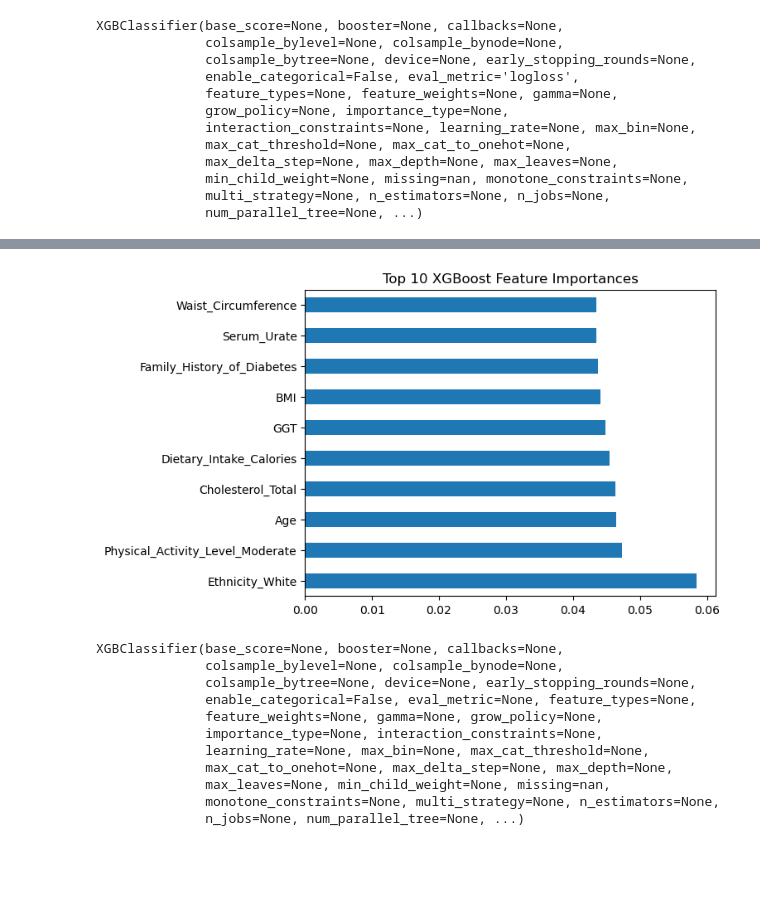
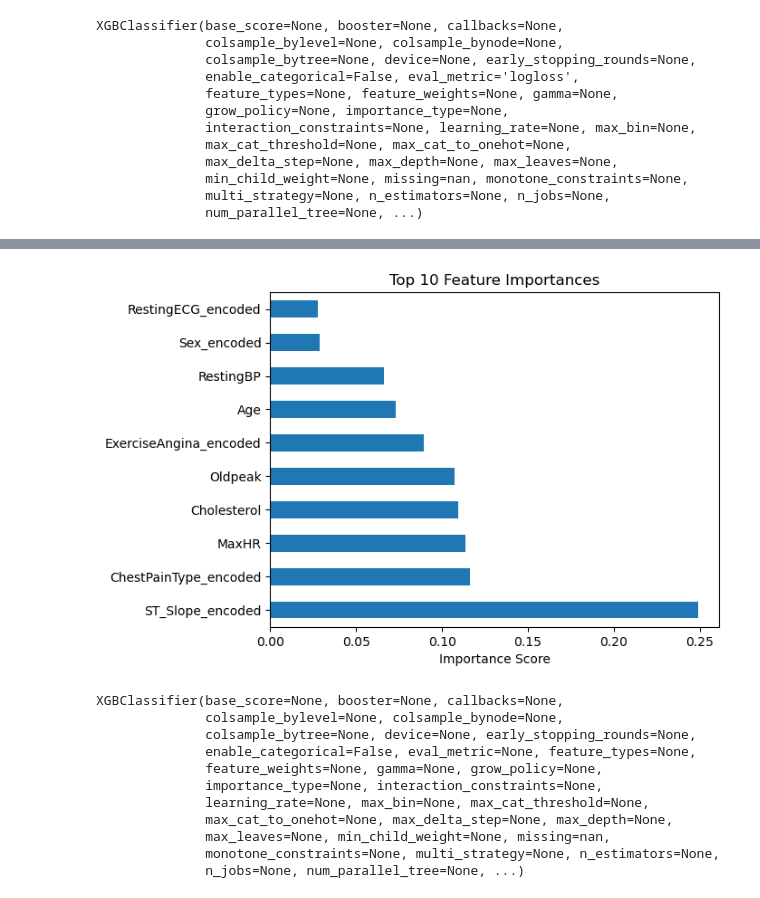
Before and after one commit to nathaiml852/Heart_Failure_Prediction, a Jupyter notebook: Heart_Failure_Prediction.ipynb, the cells around one changed output, grey strips where cells are left out. Drawn from its saved outputs; the diff is of its cells as text; code cells hidden in the pictures; blank space fills up the shorter version.

```diff
--- a/Heart_Failure_Prediction.ipynb
+++ b/Heart_Failure_Prediction.ipynb
@@ -104,0 +142,5 @@ print(numerical_cols)
+# %%
+from sklearn.preprocessing import LabelEncoder
+le = LabelEncoder()
+df['ST_Slope_encoded'] = le.fit_transform(df['ST_Slope'])
+print(dict(zip(le.classes_, le.transform(le.classes_))))
@@ -104,0 +158,3 @@ print(numerical_cols)
+# %%
+df_heart = df[['Age', 'Sex_encoded','ChestPainType_encoded', 'RestingBP', 'Cholesterol',
+               'FastingBS','RestingECG_encoded','MaxHR', 'ExerciseAngina_encoded','Oldpeak','ST_Slope_encoded','HeartDisease']]
@@ -105,7 +187,8 @@ print(numerical_cols)
 # %%
-# STEP 5: Train-test split
-X = df_encoded.drop(columns=["HeartDisease"])
-y = df_encoded["HearDisease"]
+# Train-test split
+X = df_heart[['Age', 'Sex_encoded','ChestPainType_encoded', 'RestingBP', 'Cholesterol',
+               'FastingBS','RestingECG_encoded','MaxHR', 'ExerciseAngina_encoded','Oldpeak','ST_Slope_encoded']]
+y = df_heart["HeartDisease"]
 X_train, X_test, y_train, y_test = train_test_split(X, y, test_size=0.2, stratify=y, random_state=42)
 # %%
 X.shape, y.shape,X_train.shape,y_train.shape, X_test.shape, y_test.shape
@@ -134,8 +215,8 @@ X_test.head()
 # %%
-# STEP 6: Scale numeric features
+#Scale numeric features
 scaler = StandardScaler()
-X_train[numerical_cols] = scaler.fit_transform(X_train[numerical_cols])
-X_test[numerical_cols] = scaler.transform(X_test[numerical_cols])
+X_train = scaler.fit_transform(X_train)
+X_test = scaler.transform(X_test)
 # %%
 # Check class distribution in the target
 class_counts = y.value_counts()
@@ -321,12 +411,20 @@ XGBoost ROC-AUC Score: 0.529
 # %%
-import pandas as pd
+# Feature Importance
+import matplotlib.pyplot as plt
 
-xgb_importances = pd.Series(xgb_model.feature_importances_, index=X_train.columns)
-xgb_importances.nlargest(10).plot(kind='barh')
-plt.title("Top 10 XGBoost Feature Importances")
+# If you know the original feature names
+feature_names = ['Age', 'Sex_encoded','ChestPainType_encoded', 'RestingBP', 'Cholesterol',
+               'FastingBS','RestingECG_encoded','MaxHR', 'ExerciseAngina_encoded','Oldpeak','ST_Slope_encoded']
+# Create a Series with correct index
+importances = pd.Series(model.feature_importances_, index=feature_names)
+
+# Plot top 10
+importances.nlargest(10).plot(kind='barh')
+plt.title("Top 10 Feature Importances")
+plt.xlabel("Importance Score")
 plt.show()
 # %% [output]
-[figure, old version]
+[figure, new version]
 # %%
 from xgboost import XGBClassifier
 
```
Also changed, not shown: parts of 35 cells of this notebook.
